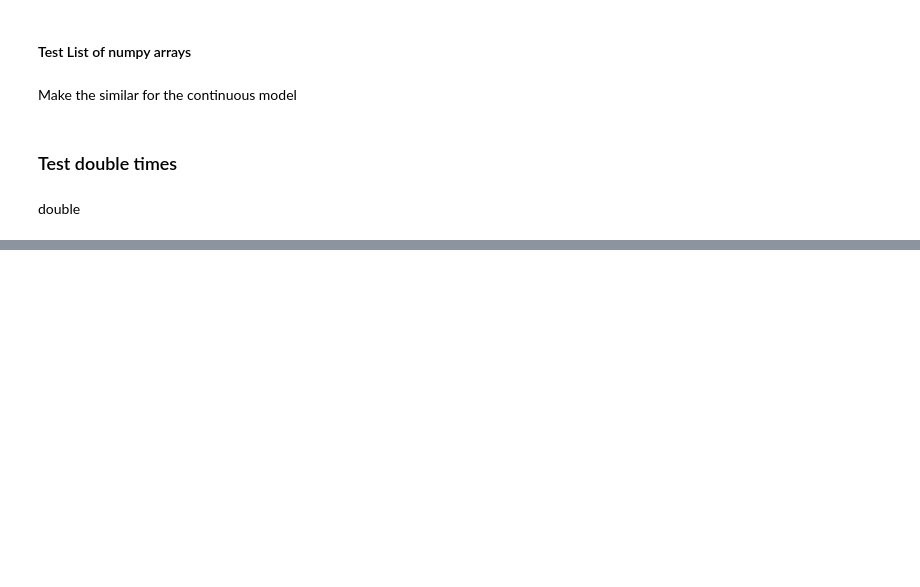
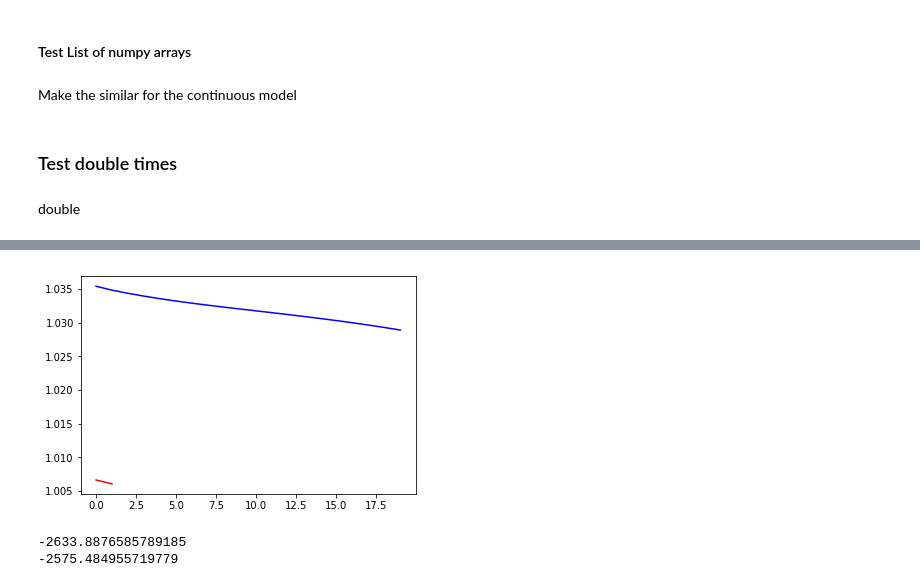
Before and after one commit to lopatovsky/HMMs, a Jupyter notebook: CT-HMM.ipynb, the cells around one changed output, grey strips where cells are left out. Saved outputs shown, nothing was run; the diff lists cells and outputs as text; code cells hidden in the pictures; blank space fills up the shorter version.

Commit message:
Start coding hard method

```diff
--- a/CT-HMM.ipynb
+++ b/CT-HMM.ipynb
@@ -974,0 +774,16 @@ plt.plot( graph_f )
+# %%
+Q = np.array( [[-0.375,0.125,0.25],[0.25,-0.5,0.25],[0.25,0.125,-0.375]] )
+B = np.array( [[0.8,0.05,0.15],[0.05,0.9,0.05],[0.2,0.05,0.75]] )
+Pi = np.array( [0.6,0,0.4] )
+
+chmm = hmms.CtHMM( Q,B,Pi )
+#chmm = hmms.CtHMM.random(15,15)
+# %%
+t,e = chmm.generate_data( (50,50) )
+# %%
+chmm_s = hmms.CtHMM.random( 3,3 )
+chmm_h = hmms.CtHMM( * chmm_s.params )
+
+graph_soft = chmm_s.baum_welch( t, e, 20, est=True, method="soft" )
+print("hard")
+graph_hard = chmm_h.baum_welch( t, e, 2, est=True, method="hard" )
@@ -974,0 +808,14 @@ plt.plot( graph_f )
+# %%
+real = chmm.data_estimate( t,e )
+#For better visibility of the graph, we cut first two values.
+plt.plot( graph_soft[1:] / real, color="blue"  )
+plt.plot( graph_hard[1:] / real, color="red"  )
+plt.show()
+# %% [output]
+[figure, added]
+# %%
+print( chmm_s.data_estimate( t,e ) )
+print( chmm_h.data_estimate( t,e ) )
+# %% [output]
+-2633.8876585789185
+-2575.484955719779
```
Also changed, not shown: parts of 28 cells of this notebook, 2 other files.
